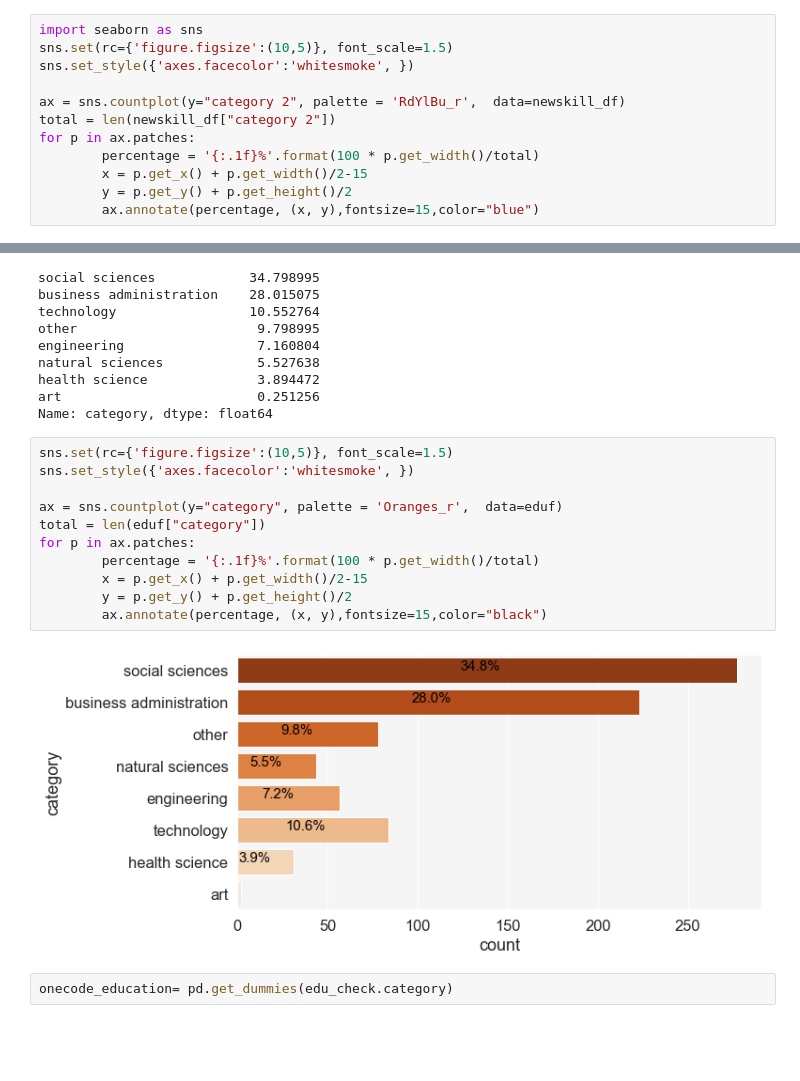
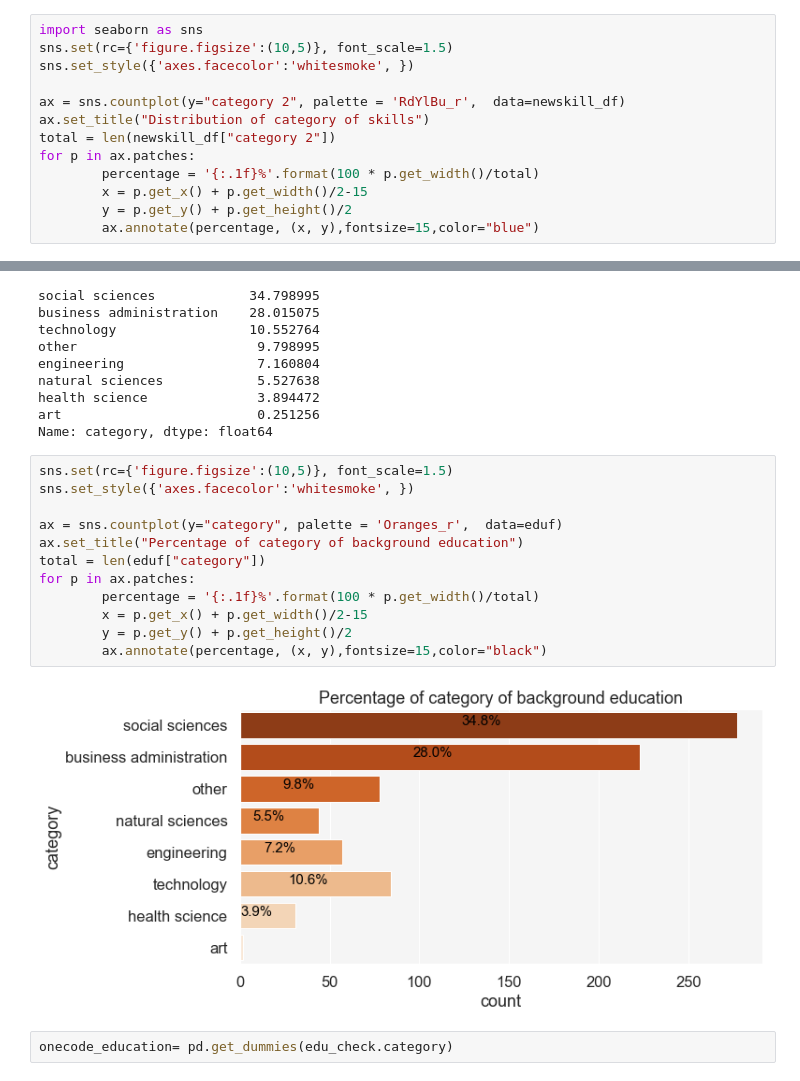
Before and after one commit to B1o0b1/Ayiti_analytics_capstone_project, a Jupyter notebook: initial_notebook.ipynb, the cells around one changed output, grey strips where cells are left out. Drawn from its saved outputs; the diff is of its cells as text; blank space fills up the shorter version.

```diff
--- a/initial_notebook.ipynb
+++ b/initial_notebook.ipynb
@@ -1341,6 +1341,7 @@ sns.set(rc={'figure.figsize':(10,5)}, font_scale=1.5)
 sns.set_style({'axes.facecolor':'whitesmoke', })
 
 ax = sns.countplot(y="category 2", palette = 'RdYlBu_r',  data=newskill_df)
+ax.set_title("Distribution of category of skills")
 total = len(newskill_df["category 2"])
 for p in ax.patches:
         percentage = '{:.1f}%'.format(100 * p.get_width()/total)
@@ -1584,16 +1585,17 @@ Name: category, dtype: float64
 # %%
 sns.set(rc={'figure.figsize':(10,5)}, font_scale=1.5)
 sns.set_style({'axes.facecolor':'whitesmoke', })
 
 ax = sns.countplot(y="category", palette = 'Oranges_r',  data=eduf)
+ax.set_title("Percentage of category of background education")
 total = len(eduf["category"])
 for p in ax.patches:
         percentage = '{:.1f}%'.format(100 * p.get_width()/total)
         x = p.get_x() + p.get_width()/2-15
         y = p.get_y() + p.get_height()/2
         ax.annotate(percentage, (x, y),fontsize=15,color="black")
 # %% [output]
-[figure, old version]
+[figure, new version]
 # %%
 onecode_education= pd.get_dummies(edu_check.category)
 # %%
```
Also changed, not shown: parts of 46 cells of this notebook, 1 other file.
